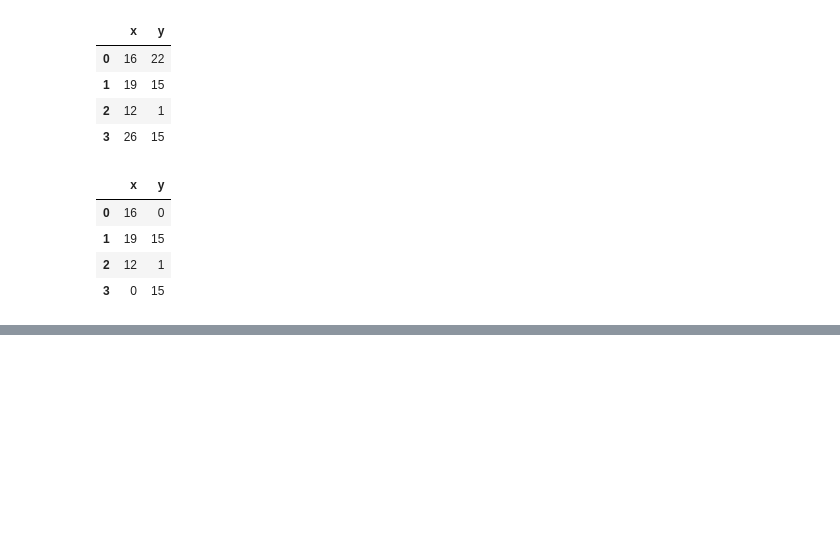
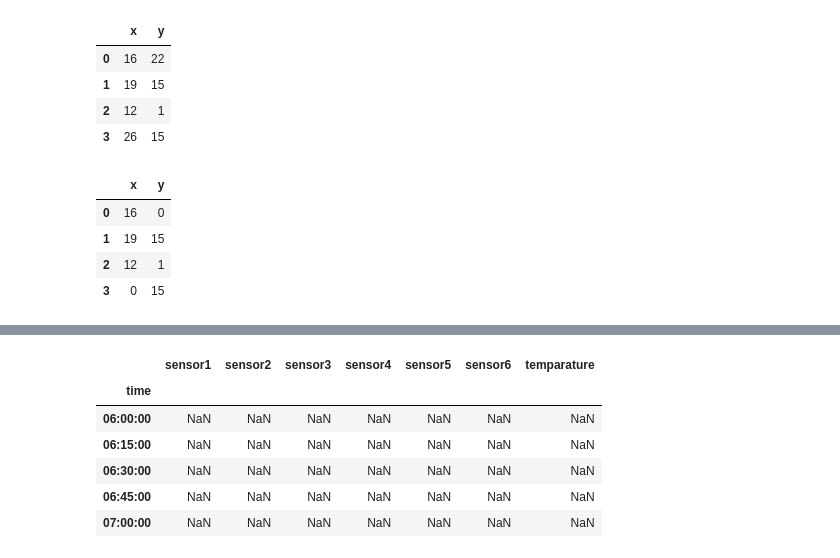
Before and after one commit to raviakasapu/MachineLearning, a Jupyter notebook: Introduction_to_Pandas.ipynb, the cells around one changed output, grey strips where cells are left out. Saved outputs shown, nothing was run; the diff lists cells and outputs as text; code cells hidden in the pictures; blank space fills up the shorter version.

```diff
--- a/Introduction_to_Pandas.ipynb
+++ b/Introduction_to_Pandas.ipynb
@@ -697,0 +717,13 @@ rand_df
+# %%
+nan_df = pd.DataFrame(np.nan,
+                      columns = temp_df.columns.values,
+                      index=temp_df.index)
+nan_df.head()
+# %% [output]
+|  | sensor1 | sensor2 | sensor3 | sensor4 | sensor5 | sensor6 | temparature |
+| time |  |  |  |  |  |  |  |
+| 06:00:00 | NaN | NaN | NaN | NaN | NaN | NaN | NaN |
+| 06:15:00 | NaN | NaN | NaN | NaN | NaN | NaN | NaN |
+| 06:30:00 | NaN | NaN | NaN | NaN | NaN | NaN | NaN |
+| 06:45:00 | NaN | NaN | NaN | NaN | NaN | NaN | NaN |
+| 07:00:00 | NaN | NaN | NaN | NaN | NaN | NaN | NaN |
```
Also changed, not shown: parts of 10 cells of this notebook.
